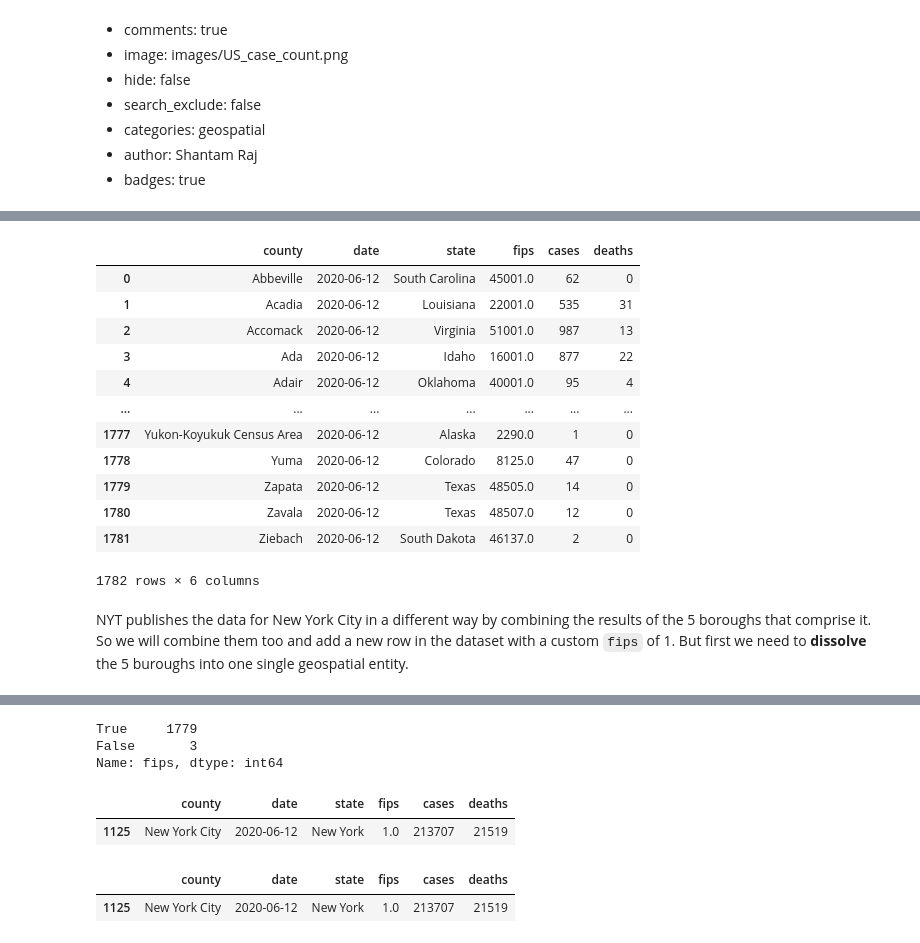
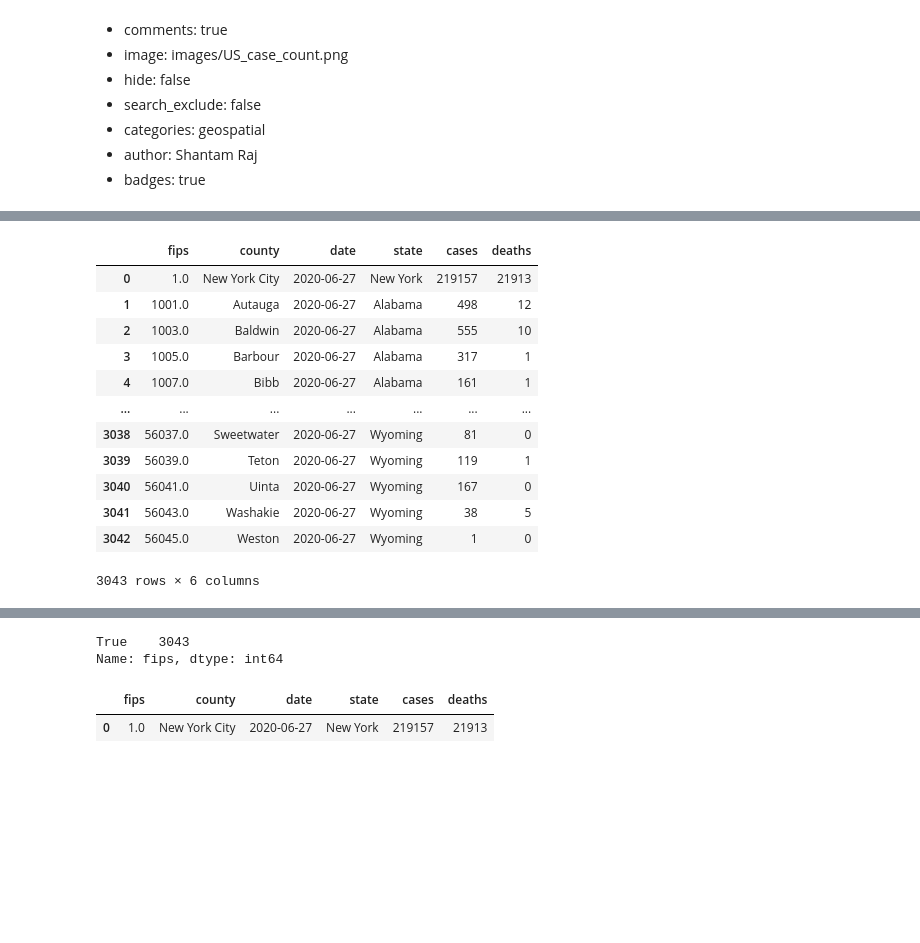
Before and after one commit to armsp/covidviz, a Jupyter notebook: _notebooks/2020-06-12-US case counts geospatial.ipynb, the cells around one changed output, grey strips where cells are left out. Drawn from its saved outputs; the diff is of its cells as text; code cells hidden in the pictures; blank space fills up the shorter version.

```diff
--- a/_notebooks/2020-06-12-US case counts geospatial.ipynb
+++ b/_notebooks/2020-06-12-US case counts geospatial.ipynb
@@ -68,0 +72,3 @@ cdf[cdf['fips'].isnull() == True].groupby(['county', 'state']).sum()
+# %%
+cdf.loc[cdf['county'] == 'New York City','fips'] = 1
+cdf[cdf['county'] == 'New York City']
@@ -69,20 +89,18 @@ cdf[cdf['fips'].isnull() == True].groupby(['county', 'state']).sum()
 # %%
 # collapse
-latest_cases = cdf.groupby('county', as_index=False).agg({'date': 'last', 'state': 'last', 'fips': 'last', 'cases': 'last', 'deaths': 'last'})
+latest_cases = cdf.groupby('fips', as_index=False).agg({'county': 'last', 'date': 'last', 'state': 'last', 'cases': 'last', 'deaths': 'last'})
 latest_cases
 # %% [output]
-|  | county | date | state | fips | cases | deaths |
-| 0 | Abbeville | 2020-06-12 | South Carolina | 45001.0 | 62 | 0 |
-| 1 | Acadia | 2020-06-12 | Louisiana | 22001.0 | 535 | 31 |
-| 2 | Accomack | 2020-06-12 | Virginia | 51001.0 | 987 | 13 |
-| 3 | Ada | 2020-06-12 | Idaho | 16001.0 | 877 | 22 |
-| 4 | Adair | 2020-06-12 | Oklahoma | 40001.0 | 95 | 4 |
+|  | fips | county | date | state | cases | deaths |
+| 0 | 1.0 | New York City | 2020-06-27 | New York | 219157 | 21913 |
+| 1 | 1001.0 | Autauga | 2020-06-27 | Alabama | 498 | 12 |
+| 2 | 1003.0 | Baldwin | 2020-06-27 | Alabama | 555 | 10 |
+| 3 | 1005.0 | Barbour | 2020-06-27 | Alabama | 317 | 1 |
+| 4 | 1007.0 | Bibb | 2020-06-27 | Alabama | 161 | 1 |
 | ... | ... | ... | ... | ... | ... | ... |
-| 1777 | Yukon-Koyukuk Census Area | 2020-06-12 | Alaska | 2290.0 | 1 | 0 |
-| 1778 | Yuma | 2020-06-12 | Colorado | 8125.0 | 47 | 0 |
-| 1779 | Zapata | 2020-06-12 | Texas | 48505.0 | 14 | 0 |
-| 1780 | Zavala | 2020-06-12 | Texas | 48507.0 | 12 | 0 |
-| 1781 | Ziebach | 2020-06-12 | South Dakota | 46137.0 | 2 | 0 |
+| 3038 | 56037.0 | Sweetwater | 2020-06-27 | Wyoming | 81 | 0 |
+| 3039 | 56039.0 | Teton | 2020-06-27 | Wyoming | 119 | 1 |
+| 3040 | 56041.0 | Uinta | 2020-06-27 | Wyoming | 167 | 0 |
+| 3041 | 56043.0 | Washakie | 2020-06-27 | Wyoming | 38 | 5 |
+| 3042 | 56045.0 | Weston | 2020-06-27 | Wyoming | 1 | 0 |
-1782 rows × 6 columns
+3043 rows × 6 columns
-# %% [markdown]
-NYT publishes the data for New York City in a different way by combining the results of the 5 boroughs that comprise it. So we will combine them too and add a new row in the dataset with a custom `fips` of 1. But first we need to **dissolve** the 5 buroughs into one single geospatial entity.
@@ -131,20 +151,13 @@ county_nyc
 # %%
 latest_cases['fips'].isin(county_nyc['fips']).value_counts()
 # %% [output]
-True     1779
-False       3
+True    3043
 Name: fips, dtype: int64
 # %%
-latest_cases.loc[latest_cases['county'] == 'New York City','fips'] = 1
 latest_cases[latest_cases['county'] == 'New York City']
 # %% [output]
-|  | county | date | state | fips | cases | deaths |
-| 1125 | New York City | 2020-06-12 | New York | 1.0 | 213707 | 21519 |
+|  | fips | county | date | state | cases | deaths |
+| 0 | 1.0 | New York City | 2020-06-27 | New York | 219157 | 21913 |
-# %%
-latest_cases[latest_cases['fips'] == 1]
-# %% [output]
-|  | county | date | state | fips | cases | deaths |
-| 1125 | New York City | 2020-06-12 | New York | 1.0 | 213707 | 21519 |
 # %%
 county_nyc[county_nyc['fips'] == 1]
 # %% [output]
```
Also changed, not shown: parts of 7 cells of this notebook, 2 other files.
